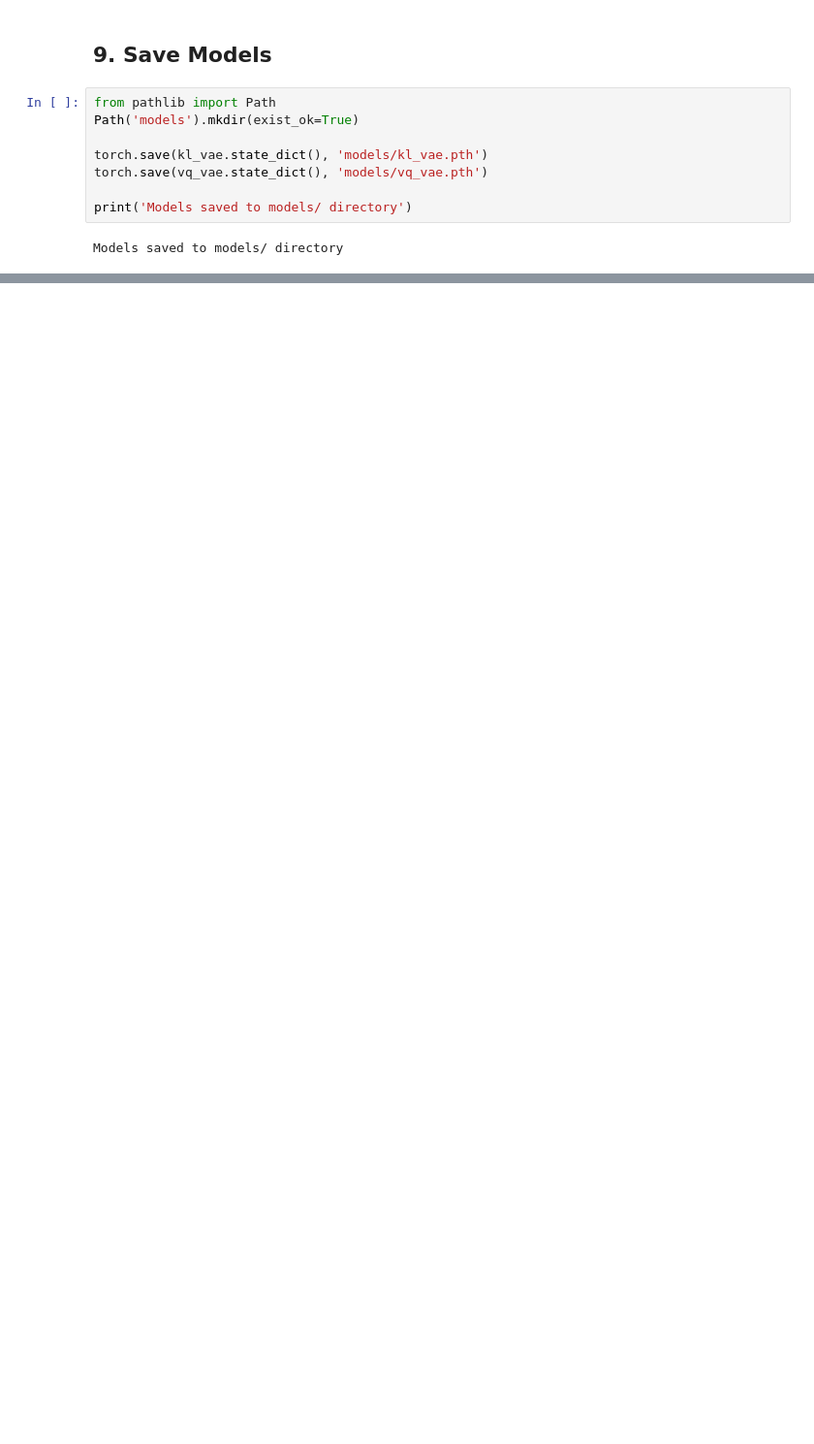
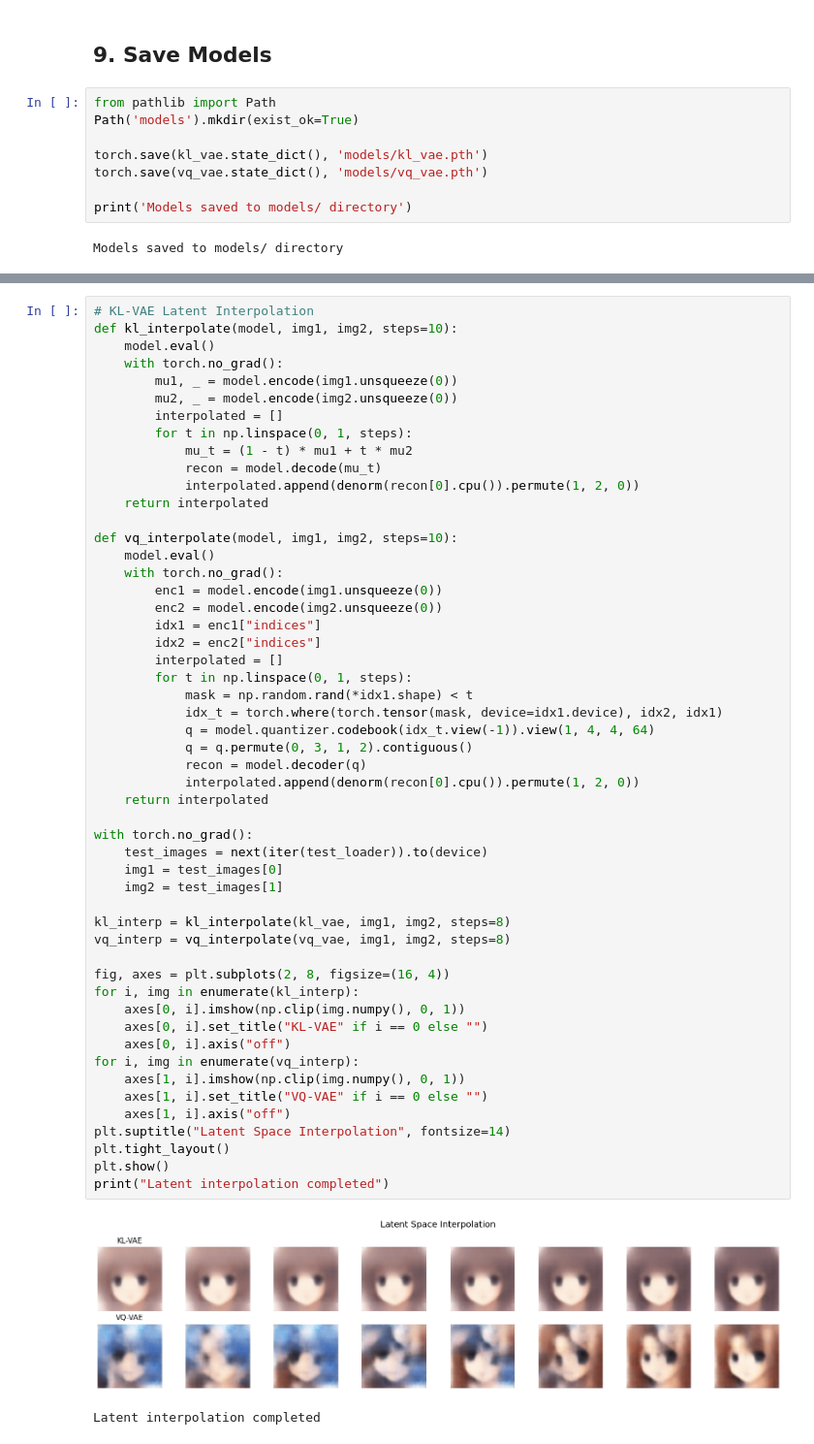
Before and after one commit to AbiyaMakruf/TelU-CaseBased-VAE-KecerdasanBuatanGeneratifPadaVisiKomputer, a Jupyter notebook: notebook.ipynb, the cells around one changed output, grey strips where cells are left out. Shown at 97% size. Saved outputs shown, nothing was run; the diff lists cells and outputs as text; blank space fills up the shorter version.

```diff
--- a/notebook.ipynb
+++ b/notebook.ipynb
@@ -662,0 +665,55 @@ Models saved to models/ directory
+# %%
+# KL-VAE Latent Interpolation
+def kl_interpolate(model, img1, img2, steps=10):
+    model.eval()
+    with torch.no_grad():
+        mu1, _ = model.encode(img1.unsqueeze(0))
+        mu2, _ = model.encode(img2.unsqueeze(0))
+        interpolated = []
+        for t in np.linspace(0, 1, steps):
+            mu_t = (1 - t) * mu1 + t * mu2
+            recon = model.decode(mu_t)
+            interpolated.append(denorm(recon[0].cpu()).permute(1, 2, 0))
+    return interpolated
+
+def vq_interpolate(model, img1, img2, steps=10):
+    model.eval()
+    with torch.no_grad():
+        enc1 = model.encode(img1.unsqueeze(0))
+        enc2 = model.encode(img2.unsqueeze(0))
+        idx1 = enc1["indices"]
+        idx2 = enc2["indices"]
+        interpolated = []
+        for t in np.linspace(0, 1, steps):
+            mask = np.random.rand(*idx1.shape) < t
+            idx_t = torch.where(torch.tensor(mask, device=idx1.device), idx2, idx1)
+            q = model.quantizer.codebook(idx_t.view(-1)).view(1, 4, 4, 64)
+            q = q.permute(0, 3, 1, 2).contiguous()
+            recon = model.decoder(q)
+            interpolated.append(denorm(recon[0].cpu()).permute(1, 2, 0))
+    return interpolated
+
+with torch.no_grad():
+    test_images = next(iter(test_loader)).to(device)
+    img1 = test_images[0]
+    img2 = test_images[1]
+
+kl_interp = kl_interpolate(kl_vae, img1, img2, steps=8)
+vq_interp = vq_interpolate(vq_vae, img1, img2, steps=8)
+
+fig, axes = plt.subplots(2, 8, figsize=(16, 4))
+for i, img in enumerate(kl_interp):
+    axes[0, i].imshow(np.clip(img.numpy(), 0, 1))
+    axes[0, i].set_title("KL-VAE" if i == 0 else "")
+    axes[0, i].axis("off")
+for i, img in enumerate(vq_interp):
+    axes[1, i].imshow(np.clip(img.numpy(), 0, 1))
+    axes[1, i].set_title("VQ-VAE" if i == 0 else "")
+    axes[1, i].axis("off")
+plt.suptitle("Latent Space Interpolation", fontsize=14)
+plt.tight_layout()
+plt.show()
+print("Latent interpolation completed")
+# %% [output]
+[figure, added]
+Latent interpolation completed
```
Also changed, not shown: parts of 14 cells of this notebook, 5 other files.
